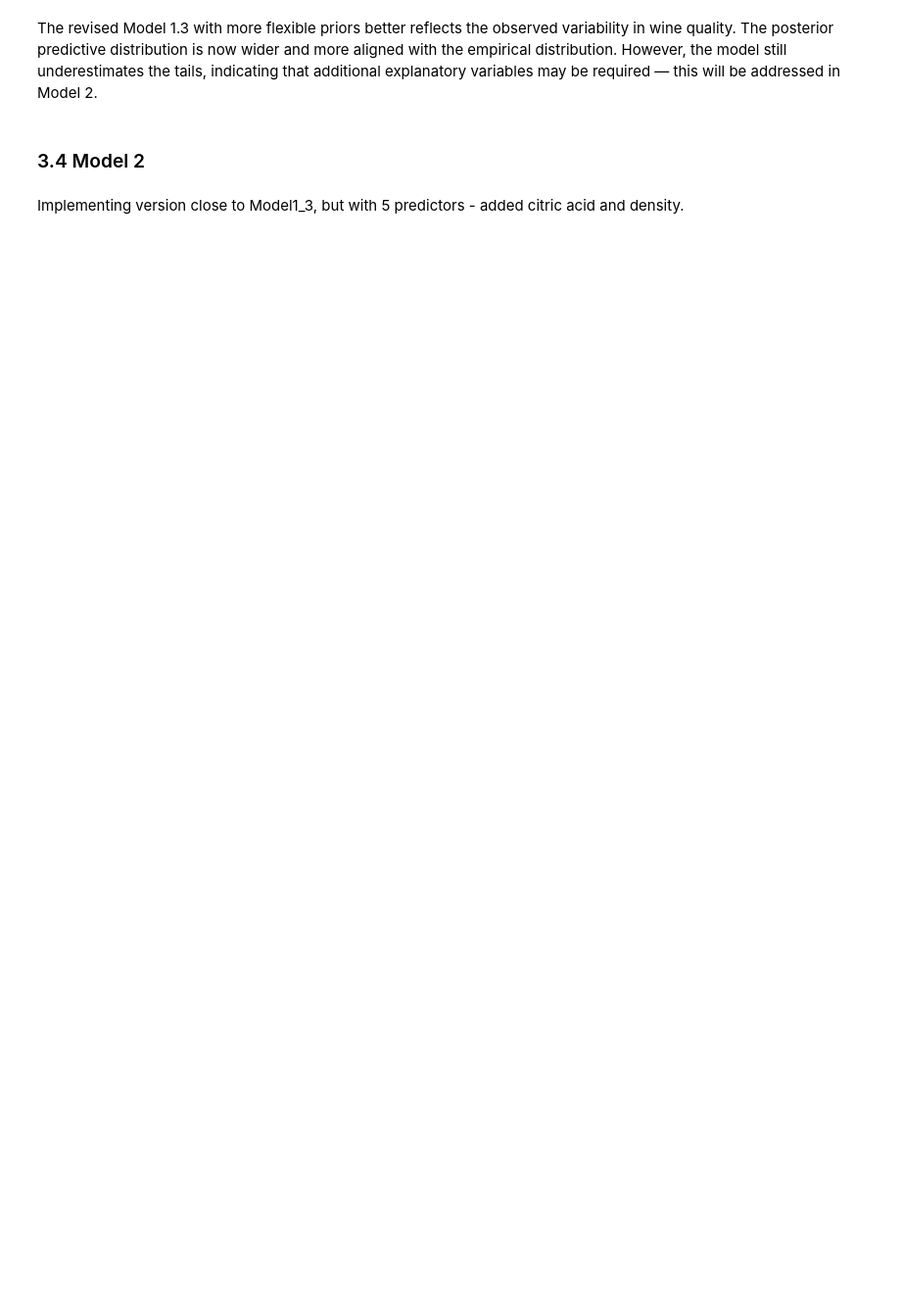
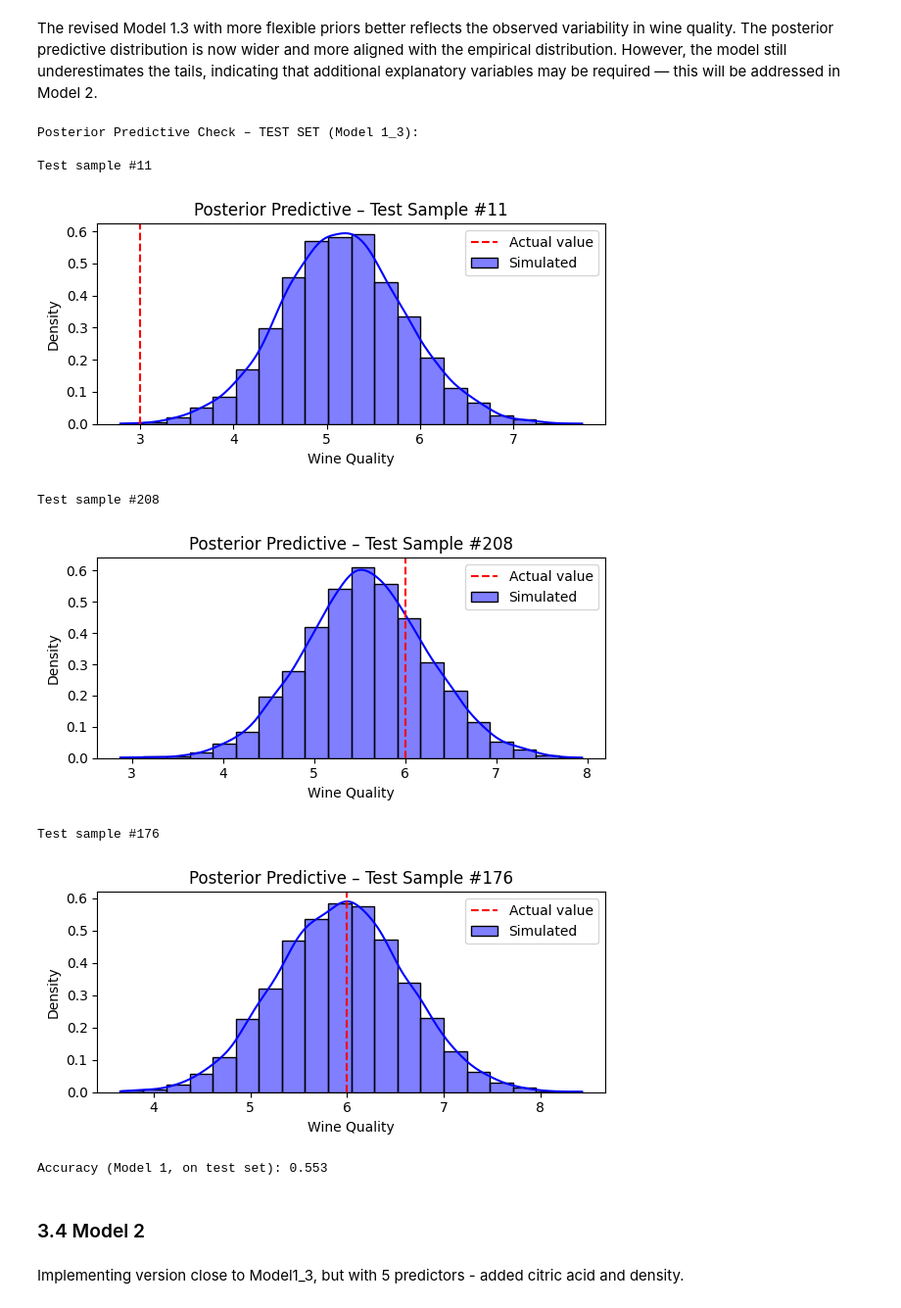
Before and after one commit to zacky111/Data_analytics, a Jupyter notebook: main.ipynb, the cells around one changed output. Shown at 98% size. Drawn from its saved outputs; the diff is of its cells as text; code cells hidden in the pictures; blank space fills up the shorter version.

```diff
--- a/main.ipynb
+++ b/main.ipynb
@@ -758,5 +750,58 @@ plt.show()
 # %% [markdown]
 The revised Model 1.3 with more flexible priors better reflects the observed variability in wine quality. The posterior predictive distribution is now wider and more aligned with the empirical distribution. However, the model still underestimates the tails, indicating that additional explanatory variables may be required — this will be addressed in Model 2.
+# %%
+import random
+import numpy as np
+import matplotlib.pyplot as plt
+import seaborn as sns
+
+# Załaduj próbki z posteriora dla modelu 1_3 (fit1)
+posterior_df_1 = fit.draws_pd()
+alpha_samples = posterior_df_1["alpha"].values
+sigma_samples = posterior_df_1["sigma"].values
+beta_samples = posterior_df_1[[f"beta[{i}]" for i in range(1, X_test.shape[1] + 1)]].values
+
+print("Posterior Predictive Check – TEST SET (Model 1_3):\n")
+
+for i in range(3):
+    idx = random.randint(0, len(X_test) - 1)
+    print(f"Test sample #{idx}")
+
+    mu_i = X_test[idx] @ beta_samples.T + alpha_samples
+    y_sim_i = np.random.normal(mu_i, sigma_samples)
+
+    plt.figure(figsize=(6, 3))
+    sns.histplot(y_sim_i, bins=20, kde=True, color='blue', stat="density", label='Simulated')
+    plt.axvline(y_test.iloc[idx], color='red', linestyle='--', label='Actual value')
+    plt.title(f'Posterior Predictive – Test Sample #{idx}')
+    plt.xlabel("Wine Quality")
+    plt.legend()
+    plt.tight_layout()
+    plt.show()
+# %% [output]
+Posterior Predictive Check – TEST SET (Model 1_3):
+
+Test sample #11
+[figure, added]
+Test sample #208
+[figure, added]
+Test sample #176
+[figure, added]
+# %%
+y_pred_samples_test = []
+
+for i in range(len(alpha_samples)):
+    mu_test = X_test @ beta_samples[i] + alpha_samples[i]
+    y_sim = np.random.normal(mu_test, sigma_samples[i])
+    y_pred_samples_test.append(y_sim)
+
+y_pred_samples_test = np.array(y_pred_samples_test)
+y_pred_mean_test = y_pred_samples_test.mean(axis=0)
+
+accuracy_model1_test = np.mean(np.round(y_pred_mean_test) == np.round(y_test))
+print(f"Accuracy (Model 1, on test set): {accuracy_model1_test:.3f}")
+# %% [output]
+Accuracy (Model 1, on test set): 0.553
 # %% [markdown]
 ### 3.4 Model 2
 # %% [markdown]
```
Also changed, not shown: parts of 23 cells of this notebook.
